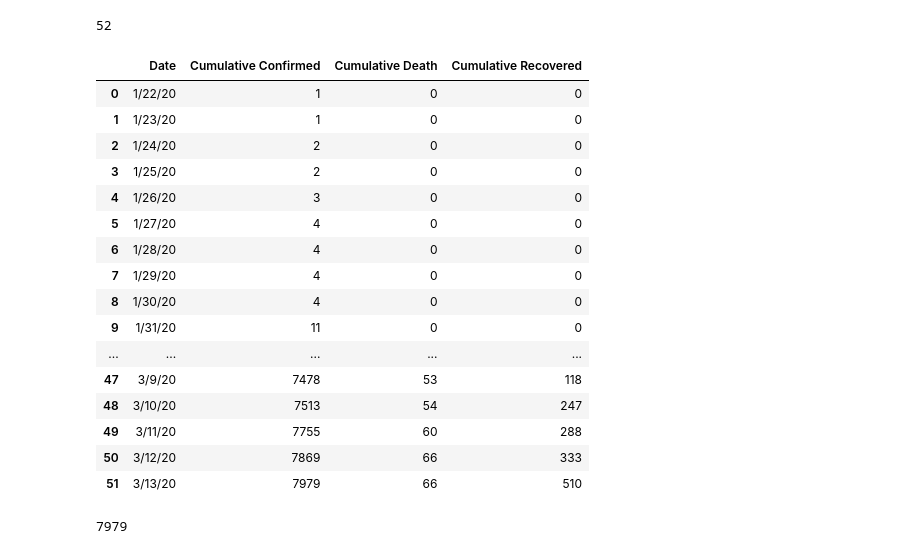
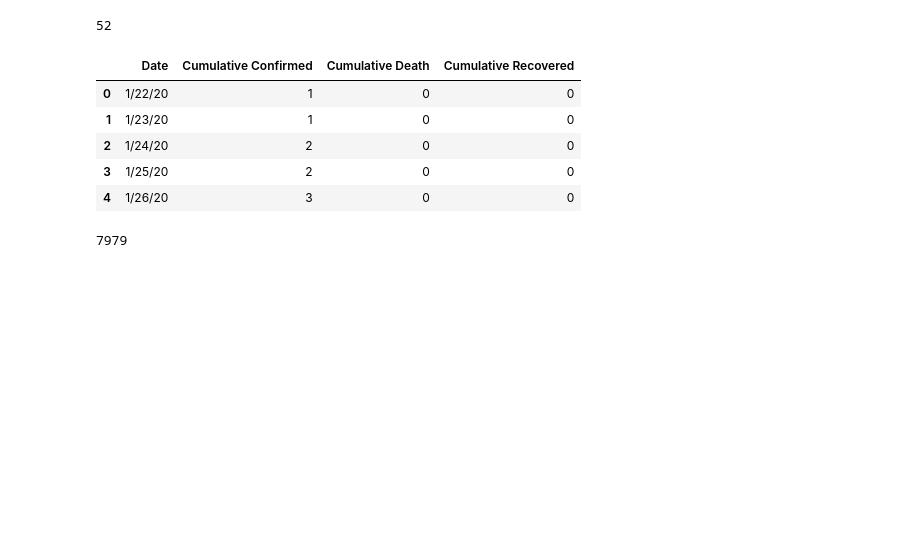
Before and after one commit to davesiddharth/Covid-19-US-Canada-Case-Prediction, a Jupyter notebook: COVID-19_South_Korea/Data_cleaning_South_Korea.ipynb, the cells around one changed output. Cells and saved outputs as stored; diff of their text form; code cells hidden in the pictures; blank space fills up the shorter version.

```diff
--- a/COVID-19_South_Korea/Data_cleaning_South_Korea.ipynb
+++ b/COVID-19_South_Korea/Data_cleaning_South_Korea.ipynb
@@ -141,25 +141,14 @@ south_korea_df=pd.DataFrame({"Date":confirmed_final.loc["Korea, South",:].index.
                            "Cumulative Death":death_final.loc["Korea, South",:].tolist(),
                            "Cumulative Recovered":recovered_final.loc["Korea, South",:].tolist()})
 # %%
-south_korea_df
+south_korea_df.head()
 # %% [output]
 |  | Date | Cumulative Confirmed | Cumulative Death | Cumulative Recovered |
 | 0 | 1/22/20 | 1 | 0 | 0 |
 | 1 | 1/23/20 | 1 | 0 | 0 |
 | 2 | 1/24/20 | 2 | 0 | 0 |
 | 3 | 1/25/20 | 2 | 0 | 0 |
 | 4 | 1/26/20 | 3 | 0 | 0 |
-| 5 | 1/27/20 | 4 | 0 | 0 |
-| 6 | 1/28/20 | 4 | 0 | 0 |
-| 7 | 1/29/20 | 4 | 0 | 0 |
-| 8 | 1/30/20 | 4 | 0 | 0 |
-| 9 | 1/31/20 | 11 | 0 | 0 |
-| ... | ... | ... | ... | ... |
-| 47 | 3/9/20 | 7478 | 53 | 118 |
-| 48 | 3/10/20 | 7513 | 54 | 247 |
-| 49 | 3/11/20 | 7755 | 60 | 288 |
-| 50 | 3/12/20 | 7869 | 66 | 333 |
-| 51 | 3/13/20 | 7979 | 66 | 510 |
 # %%
 confirmed_total_south_korea=max(south_korea_df["Cumulative Confirmed"])
 confirmed_total_south_korea
```
Also changed, not shown: parts of 4 cells of this notebook, 1 other file.
